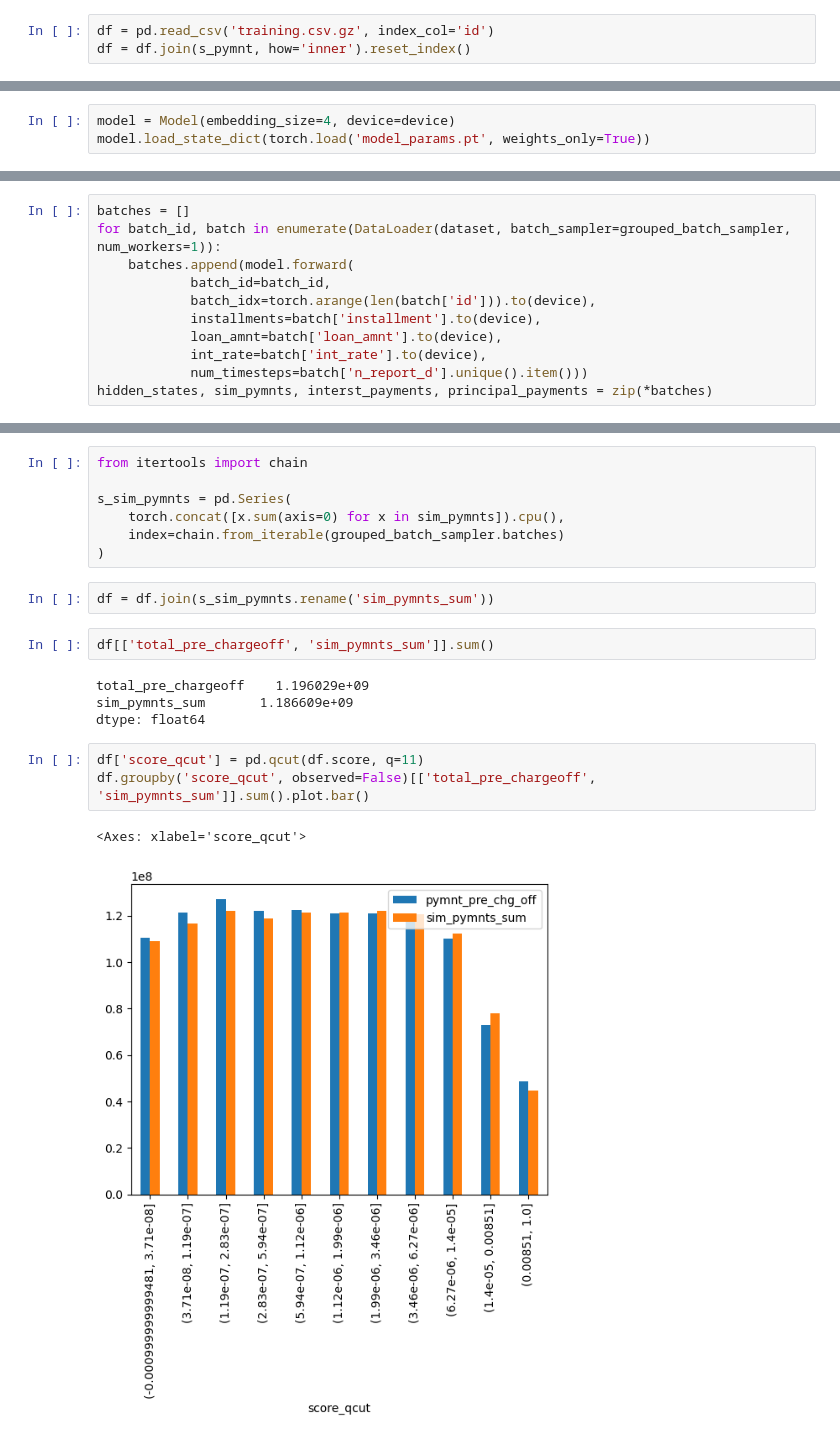
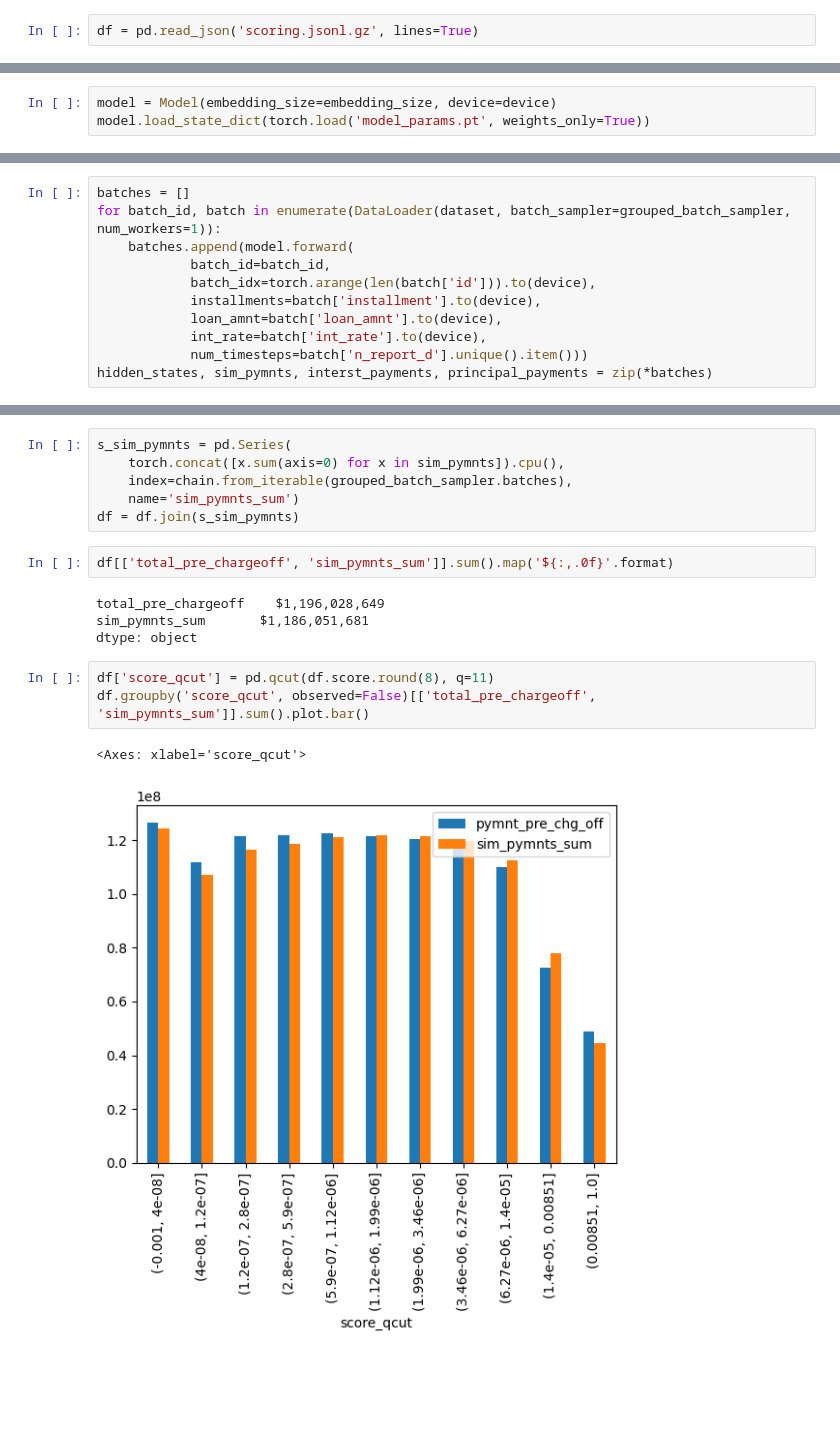
Before and after one commit to warner121/monteloanco, a Jupyter notebook: 05_simulate.ipynb, the cells around one changed output, grey strips where cells are left out. Saved outputs shown, nothing was run; the diff lists cells and outputs as text; blank space fills up the shorter version.

```diff
--- a/05_simulate.ipynb
+++ b/05_simulate.ipynb
@@ -12,5 +18,4 @@ s_pymnt = pd.read_json('training.jsonl.gz', lines=True).set_index('id').pymnt
 # %%
-df = pd.read_csv('training.csv.gz', index_col='id')
-df = df.join(s_pymnt, how='inner').reset_index()
+df = pd.read_json('scoring.jsonl.gz', lines=True)
 # %%
 df.pymnt = df.pymnt.apply(torch.tensor)
@@ -23,6 +23,6 @@ import pyro
 pyro.get_param_store().load('param_store.pt')
 # %%
-model = Model(embedding_size=4, device=device)
+model = Model(embedding_size=embedding_size, device=device)
 model.load_state_dict(torch.load('model_params.pt', weights_only=True))
 # %% [output]
 <All keys matched successfully>
@@ -118,21 +112,18 @@ sns.displot(logit(df.score), kind='hist')
 # %%
-from itertools import chain
-
 s_sim_pymnts = pd.Series(
     torch.concat([x.sum(axis=0) for x in sim_pymnts]).cpu(),
-    index=chain.from_iterable(grouped_batch_sampler.batches)
-)
+    index=chain.from_iterable(grouped_batch_sampler.batches),
+    name='sim_pymnts_sum')
+df = df.join(s_sim_pymnts)
-# %%
-df = df.join(s_sim_pymnts.rename('sim_pymnts_sum'))
 # %%
-df[['total_pre_chargeoff', 'sim_pymnts_sum']].sum()
+df[['total_pre_chargeoff', 'sim_pymnts_sum']].sum().map('${:,.0f}'.format)
 # %% [output]
-total_pre_chargeoff    1.196029e+09
-sim_pymnts_sum       1.186609e+09
-dtype: float64
+total_pre_chargeoff    $1,196,028,649
+sim_pymnts_sum       $1,186,051,681
+dtype: object
 # %%
-df['score_qcut'] = pd.qcut(df.score, q=11)
+df['score_qcut'] = pd.qcut(df.score.round(8), q=11)
 df.groupby('score_qcut', observed=False)[['total_pre_chargeoff', 'sim_pymnts_sum']].sum().plot.bar()
 # %% [output]
 <Axes: xlabel='score_qcut'>
-[figure, old version]
+[figure, new version]
```
Also changed, not shown: parts of 16 cells of this notebook, 4 other files.
